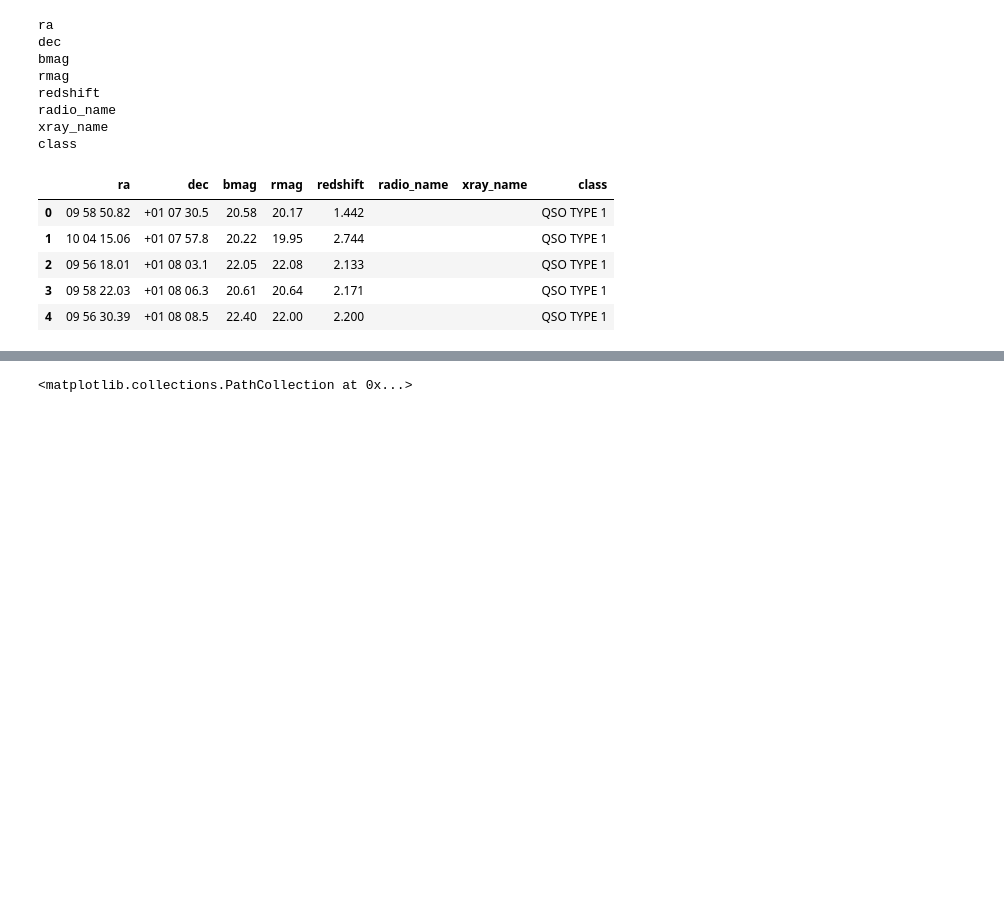
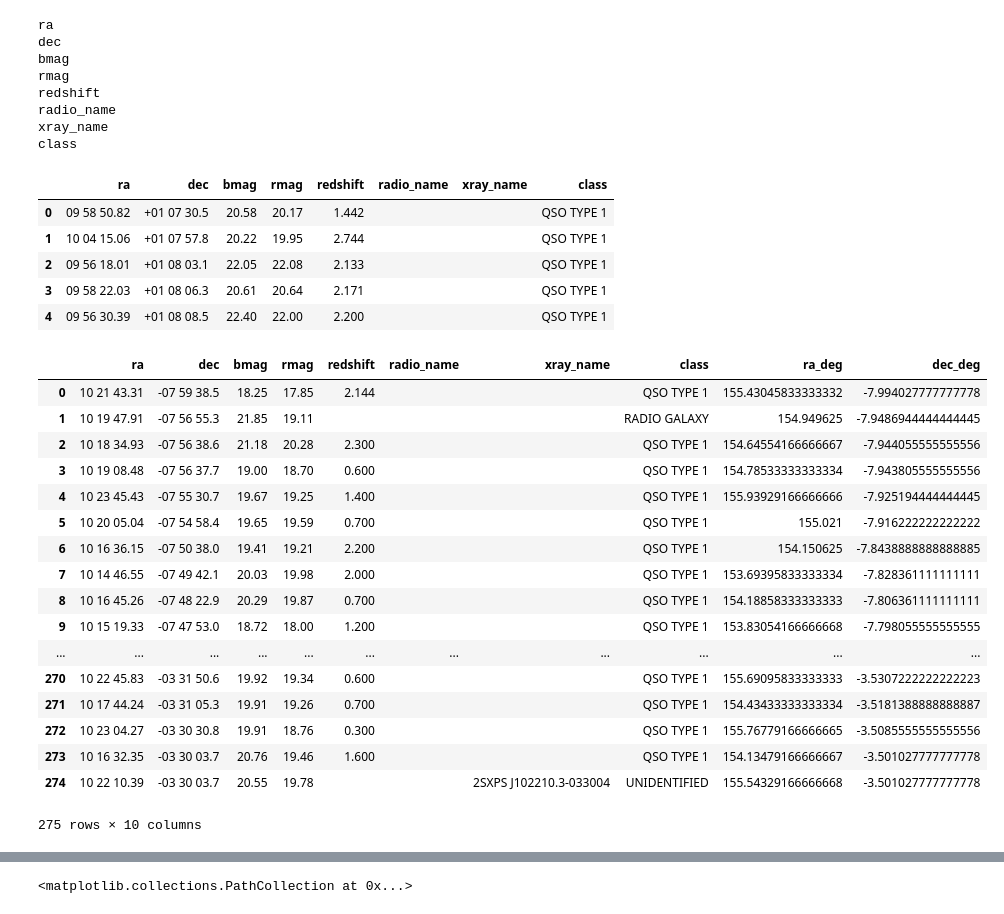
Before and after one commit to mrawls/qso-hitsvar, a Jupyter notebook: ASTR_499_NB4_QSOobjectplots.ipynb, the cells around one changed output, grey strips where cells are left out. Cells and saved outputs as stored; diff of their text form; code cells hidden in the pictures; blank space fills up the shorter version.

```diff
--- a/ASTR_499_NB4_QSOobjectplots.ipynb
+++ b/ASTR_499_NB4_QSOobjectplots.ipynb
@@ -200,3 +210,24 @@ def HMS2deg(ra='', dec=''):
+# %%
+MILLI_sub1
+# %% [output]
+|  | ra | dec | bmag | rmag | redshift | radio_name | xray_name | class | ra_deg | dec_deg |
+| 0 | 10 21 43.31 | -07 59 38.5 | 18.25 | 17.85 | 2.144 |  |  | QSO TYPE 1 | 155.43045833333332 | -7.994027777777778 |
+| 1 | 10 19 47.91 | -07 56 55.3 | 21.85 | 19.11 |  |  |  | RADIO GALAXY | 154.949625 | -7.9486944444444445 |
+| 2 | 10 18 34.93 | -07 56 38.6 | 21.18 | 20.28 | 2.300 |  |  | QSO TYPE 1 | 154.64554166666667 | -7.944055555555556 |
+| 3 | 10 19 08.48 | -07 56 37.7 | 19.00 | 18.70 | 0.600 |  |  | QSO TYPE 1 | 154.78533333333334 | -7.943805555555556 |
+| 4 | 10 23 45.43 | -07 55 30.7 | 19.67 | 19.25 | 1.400 |  |  | QSO TYPE 1 | 155.93929166666666 | -7.925194444444445 |
+| 5 | 10 20 05.04 | -07 54 58.4 | 19.65 | 19.59 | 0.700 |  |  | QSO TYPE 1 | 155.021 | -7.916222222222222 |
+| 6 | 10 16 36.15 | -07 50 38.0 | 19.41 | 19.21 | 2.200 |  |  | QSO TYPE 1 | 154.150625 | -7.8438888888888885 |
+| 7 | 10 14 46.55 | -07 49 42.1 | 20.03 | 19.98 | 2.000 |  |  | QSO TYPE 1 | 153.69395833333334 | -7.828361111111111 |
+| 8 | 10 16 45.26 | -07 48 22.9 | 20.29 | 19.87 | 0.700 |  |  | QSO TYPE 1 | 154.18858333333333 | -7.806361111111111 |
+| 9 | 10 15 19.33 | -07 47 53.0 | 18.72 | 18.00 | 1.200 |  |  | QSO TYPE 1 | 153.83054166666668 | -7.798055555555555 |
+| ... | ... | ... | ... | ... | ... | ... | ... | ... | ... | ... |
+| 270 | 10 22 45.83 | -03 31 50.6 | 19.92 | 19.34 | 0.600 |  |  | QSO TYPE 1 | 155.69095833333333 | -3.5307222222222223 |
+| 271 | 10 17 44.24 | -03 31 05.3 | 19.91 | 19.26 | 0.700 |  |  | QSO TYPE 1 | 154.43433333333334 | -3.5181388888888887 |
+| 272 | 10 23 04.27 | -03 30 30.8 | 19.91 | 18.76 | 0.300 |  |  | QSO TYPE 1 | 155.76779166666665 | -3.5085555555555556 |
+| 273 | 10 16 32.35 | -03 30 03.7 | 20.76 | 19.46 | 1.600 |  |  | QSO TYPE 1 | 154.13479166666667 | -3.501027777777778 |
+| 274 | 10 22 10.39 | -03 30 03.7 | 20.55 | 19.78 |  |  | 2SXPS J102210.3-033004 | UNIDENTIFIED | 155.54329166666668 | -3.501027777777778 |
+275 rows × 10 columns
 # %%
 ra_deg = []
 for i in range(275):
```
Also changed, not shown: parts of 6 cells of this notebook.
